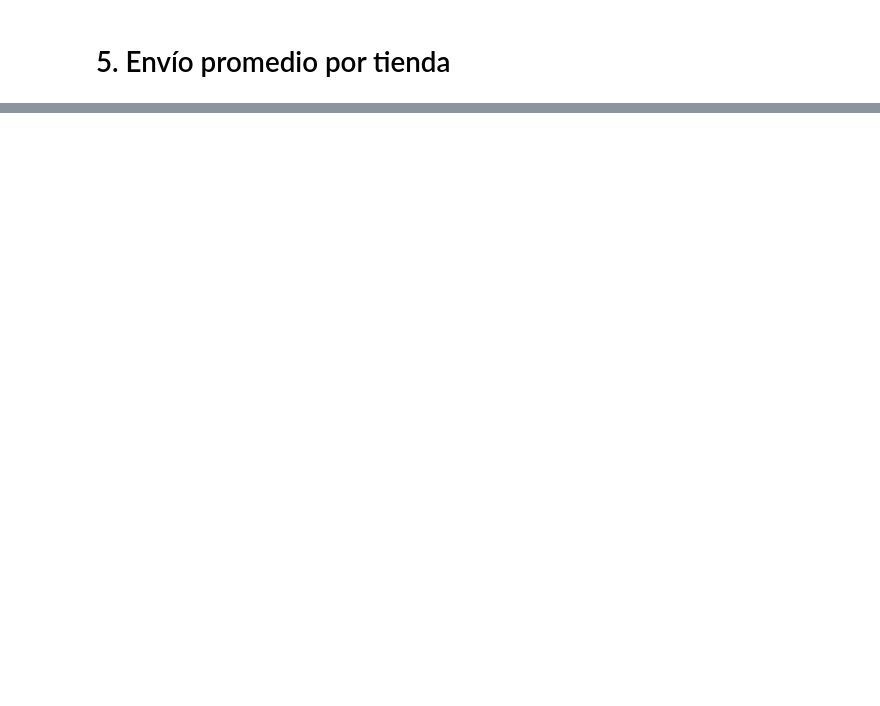
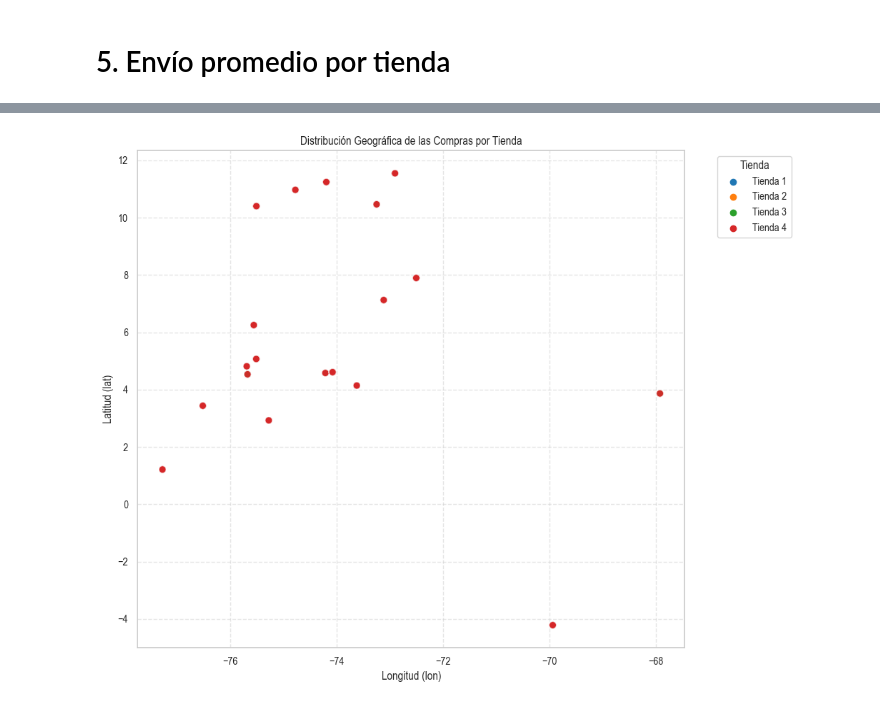
Before and after one commit to CazonLeo/challenge-data-science-alura, a Jupyter notebook: AluraStoreLatam.ipynb, the cells around one changed output, grey strips where cells are left out. Cells and saved outputs as stored; diff of their text form; code cells hidden in the pictures; blank space fills up the shorter version.

Commit message:
Carga inicial del proyecto Alura Store
Se sube el notebook con análisis de ventas y los datasets correspondientes

```diff
--- a/AluraStoreLatam.ipynb
+++ b/AluraStoreLatam.ipynb
@@ -35,0 +256,4 @@ tienda.head()
+# %%
+# --- Configuración de estilo  ---
+sns.set_theme(style="whitegrid")
+plt.rcParams['figure.figsize'] = (20, 6) # Tamaño predeterminado para las figuras
@@ -35,0 +457,89 @@ tienda.head()
+# %%
+# Verificar si df_combinado existe, si no, crearlo de nuevo (código de la sección 6)
+try:
+    df_combinado.head(1) # Intenta acceder a df_combinado
+except NameError:
+    print("Creando df_combinado de nuevo...")
+    dfs_con_nombre = []
+    for nombre, df in zip(nombres_tiendas, dataframes_tiendas):
+        df_copy = df.copy()
+        df_copy['Nombre Tienda'] = nombre
+        dfs_con_nombre.append(df_copy)
+    df_combinado = pd.concat(dfs_con_nombre, ignore_index=True)
+    print("df_combinado creado.")
+
+# --- Gráfico 5: Distribución Geográfica de Ventas por Tienda (Scatter Plot) ---
+print("\n--- Gráfico 5: Distribución Geográfica de Ventas por Tienda ---")
+plt.figure(figsize=(10, 8)) # Ajustar tamaño para mejor visualización de coordenadas
+scatter_geo_tienda = sns.scatterplot(
+    data=df_combinado,
+    x='lon',
+    y='lat',
+    hue='Nombre Tienda',
+    palette='tab10', # Paleta de colores distintiva
+    alpha=0.6,       # Transparencia para ver superposiciones
+    s=50             # Tamaño de los puntos
+)
+plt.title('Distribución Geográfica de las Compras por Tienda')
+plt.xlabel('Longitud (lon)')
+plt.ylabel('Latitud (lat)')
+plt.legend(title='Tienda', bbox_to_anchor=(1.05, 1), loc='upper left') # Mover leyenda fuera del gráfico
+plt.grid(True, linestyle='--', alpha=0.5)
+plt.tight_layout() # Ajustar layout para que no se corte la leyenda
+plt.show()
+
+# --- Gráfico 6: Distribución Geográfica con Tamaño por Precio (Scatter Plot) ---
+# Puede ser útil para ver si ventas de mayor valor se concentran geográficamente
+print("\n--- Gráfico 6: Distribución Geográfica - Tamaño por Precio ---")
+plt.figure(figsize=(10, 8))
+scatter_geo_precio = sns.scatterplot(
+    data=df_combinado,
+    x='lon',
+    y='lat',
+    hue='Nombre Tienda', # Mantenemos el color por tienda para comparación
+    size='Precio',       # Tamaño del punto basado en el precio
+    sizes=(20, 200),     # Rango de tamaños para los puntos
+    palette='tab10',
+    alpha=0.5
+)
+plt.title('Distribución Geográfica de Compras (Tamaño por Precio)')
+plt.xlabel('Longitud (lon)')
+plt.ylabel('Latitud (lat)')
+plt.legend(title='Tienda / Precio', bbox_to_anchor=(1.05, 1), loc='upper left')
+plt.grid(True, linestyle='--', alpha=0.5)
+plt.ticklabel_format(style='plain', axis='both') # Evitar notación científica si aplica
+plt.tight_layout()
+plt.show()
+
+# --- Gráfico 7: Distribución Geográfica Coloreada por Calificación (Scatter Plot) ---
+# Usaremos una paleta divergente para calificaciones (ej. bajo vs alto)
+print("\n--- Gráfico 7: Distribución Geográfica - Color por Calificación ---")
+plt.figure(figsize=(10, 8))
+scatter_geo_calif = sns.scatterplot(
+    data=df_combinado,
+    x='lon',
+    y='lat',
+    hue='Calificación',  # Colorear por la calificación
+    palette='coolwarm_r', # Paleta divergente (rojo=bajo, azul=alto) o 'viridis' para secuencial
+    alpha=0.6,
+    s=50,
+    legend='full'        # Mostrar leyenda completa para la escala de colores
+)
+plt.title('Distribución Geográfica de Compras (Color por Calificación)')
+plt.xlabel('Longitud (lon)')
+plt.ylabel('Latitud (lat)')
+# Ajustar la leyenda para la escala de colores
+norm = plt.Normalize(df_combinado['Calificación'].min(), df_combinado['Calificación'].max())
+sm = plt.cm.ScalarMappable(cmap="coolwarm_r", norm=norm)
+sm.set_array([])
+# Eliminar la leyenda anterior de Seaborn si se crea automáticamente
+if scatter_geo_calif.legend_:
+    scatter_geo_calif.legend_.remove()
+# Añadir barra de color como leyenda
+cbar = plt.colorbar(sm, ax=scatter_geo_calif.axes)
+cbar.set_label('Calificación')
+
+plt.grid(True, linestyle='--', alpha=0.5)
+plt.tight_layout()
+plt.show()
+# %% [output]
@@ -35,0 +547 @@ tienda.head()
+[figure, added]
```
Also changed, not shown: parts of 14 cells of this notebook, 2 other files.
